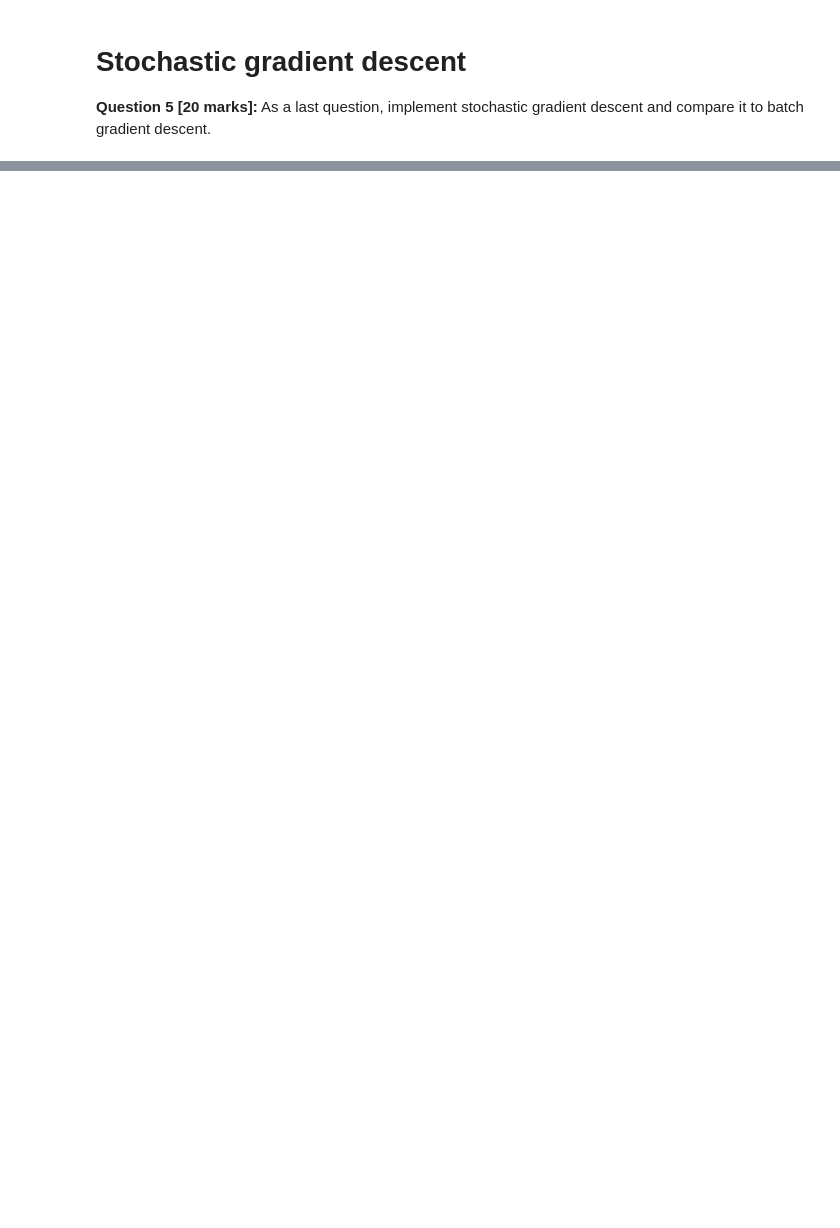
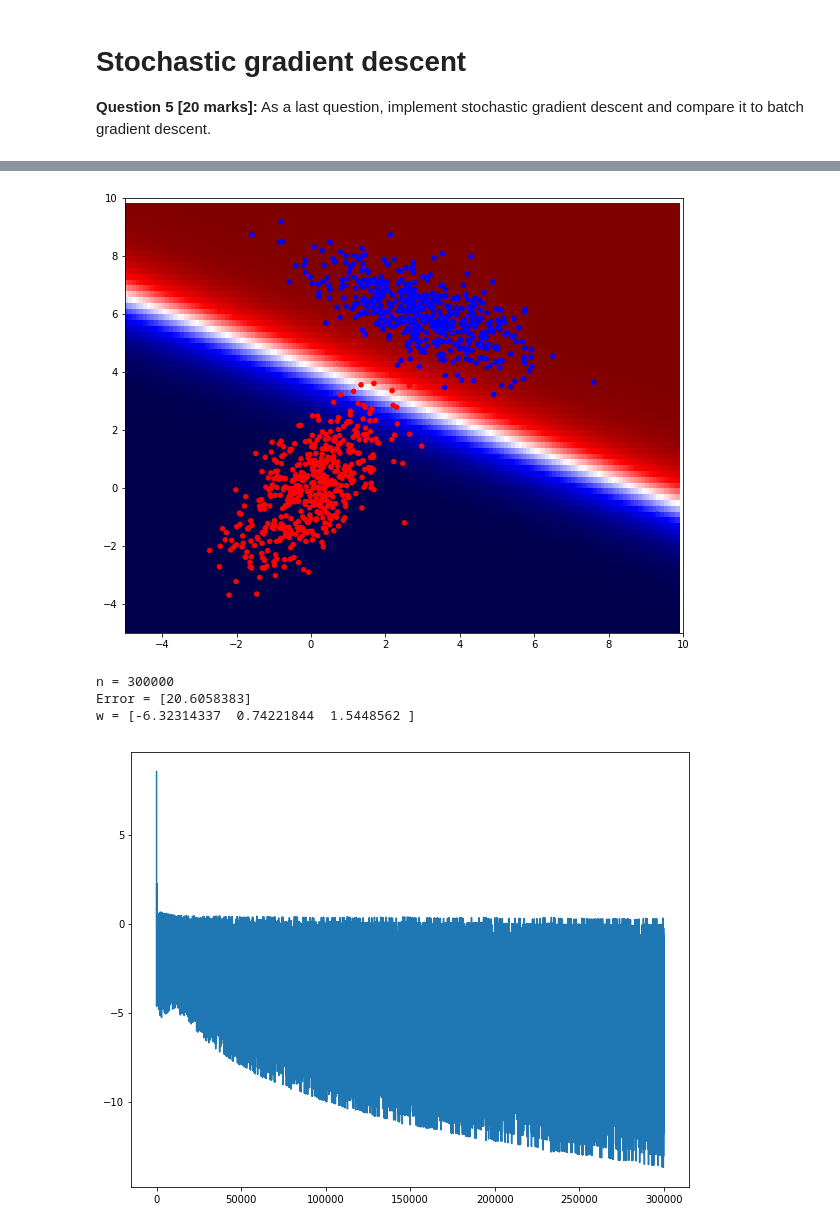
Before and after one commit to thibaultdouzon/Basic-Machine-Learning, a Jupyter notebook: LAB_2/Lab 2 - Logistic Regression - Handout.ipynb, the cells around one changed output, grey strips where cells are left out. Cells and saved outputs as stored; diff of their text form; code cells hidden in the pictures; blank space fills up the shorter version.

```diff
--- a/LAB_2/Lab 2 - Logistic Regression - Handout.ipynb
+++ b/LAB_2/Lab 2 - Logistic Regression - Handout.ipynb
@@ -189,0 +246,44 @@ Text(0,0.5,'Error')
+# %%
+#ANSQ5
+
+def stochastic():
+    import itertools
+    import random
+
+    eta = 10**-3
+    w_old = np.array([0,-1,-1])
+
+    N = 3*10**5 # approx same time as batch version
+    n = 0
+
+    error_l = [error_likelyhood(w_old, d, l)]
+
+
+    data = list(zip(d,l))
+
+    while n < N:
+
+        curr_d, curr_l = random.choice(data)
+        curr_d, curr_l = [curr_d], [curr_l]
+        w_new = w_old - eta*gradient(w_old, curr_d, curr_l)
+
+        #delta = error_likelyhood(w_new, d, l) #np.linalg.norm(w_new - w_old)/np.linalg.norm(w_old)
+
+        error_l += [error_likelyhood(w_new, curr_d, curr_l)]
+
+        # update w
+        w_old = w_new
+        n += 1
+
+    return w_new, error_l, n
+
+%time w_new, error_l, n = stochastic()
+
+plotHeat(w_new)
+
+print('n = {}'.format(n), 'Error = {}'.format(error_likelyhood(w_new, d, l)), 'w = {}'.format(w_new), sep='\n')
+plt.plot(np.log(error_l))
+plt.show()
+
+#/ANSQ5
+# %% [output]
@@ -189,0 +291,5 @@ Text(0,0.5,'Error')
+[figure, added]
+n = 300000
+Error = [20.6058383]
+w = [-6.32314337  0.74221844  1.5448562 ]
+[figure, added]
```
Also changed, not shown: parts of 11 cells of this notebook.
